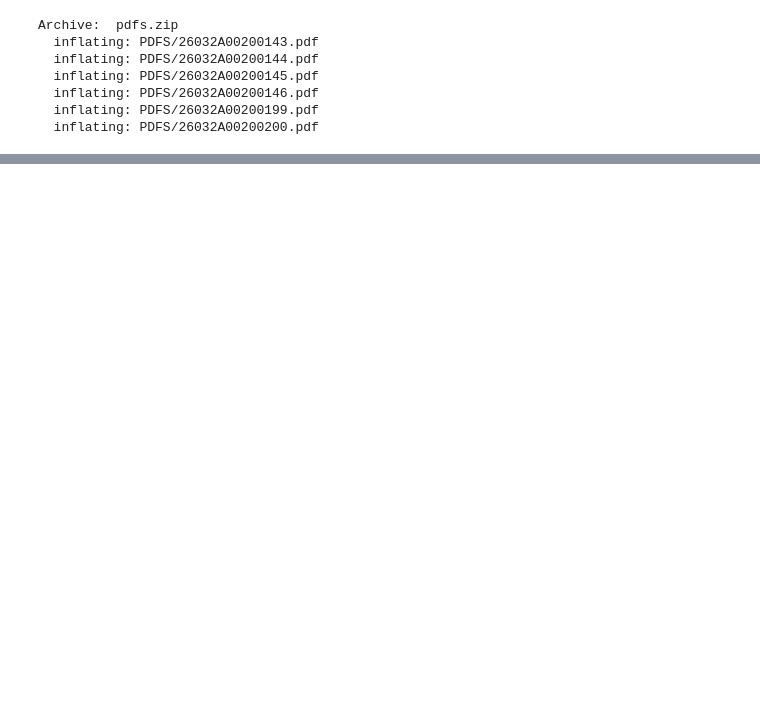
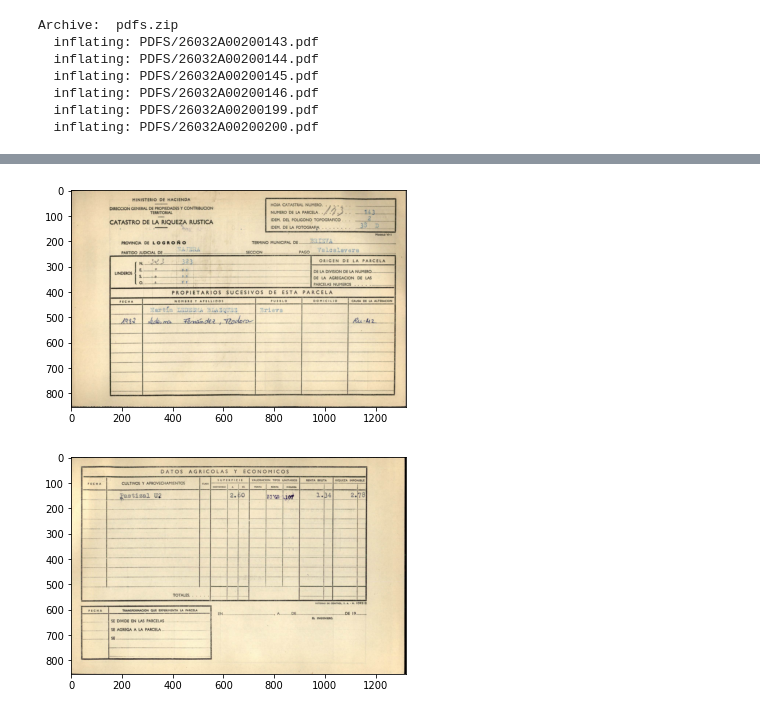
Before and after one commit to IA2021UR/trabajo-ia-en-la-comunidad-de-la-rioja-equipo-2, a Jupyter notebook: pdf_png.ipynb, the cells around one changed output, grey strips where cells are left out. Drawn from its saved outputs; the diff is of its cells as text; code cells hidden in the pictures; blank space fills up the shorter version.

```diff
--- a/pdf_png.ipynb
+++ b/pdf_png.ipynb
@@ -59,0 +52,8 @@ mostrarImagen('PNGS//content/PNGS/26032A00200143.pdf_0.png')
+# %%
+p1 = cv2.imread('PNGS/26032A00200143.pdf_0.png')
+p2 = cv2.imread('PNGS/26032A00200143.pdf_1.png')
+mostrarImagen(p1)
+mostrarImagen(p2)
+# %% [output]
+[figure, added]
+[figure, added]
```
Also changed, not shown: parts of 4 cells of this notebook.
